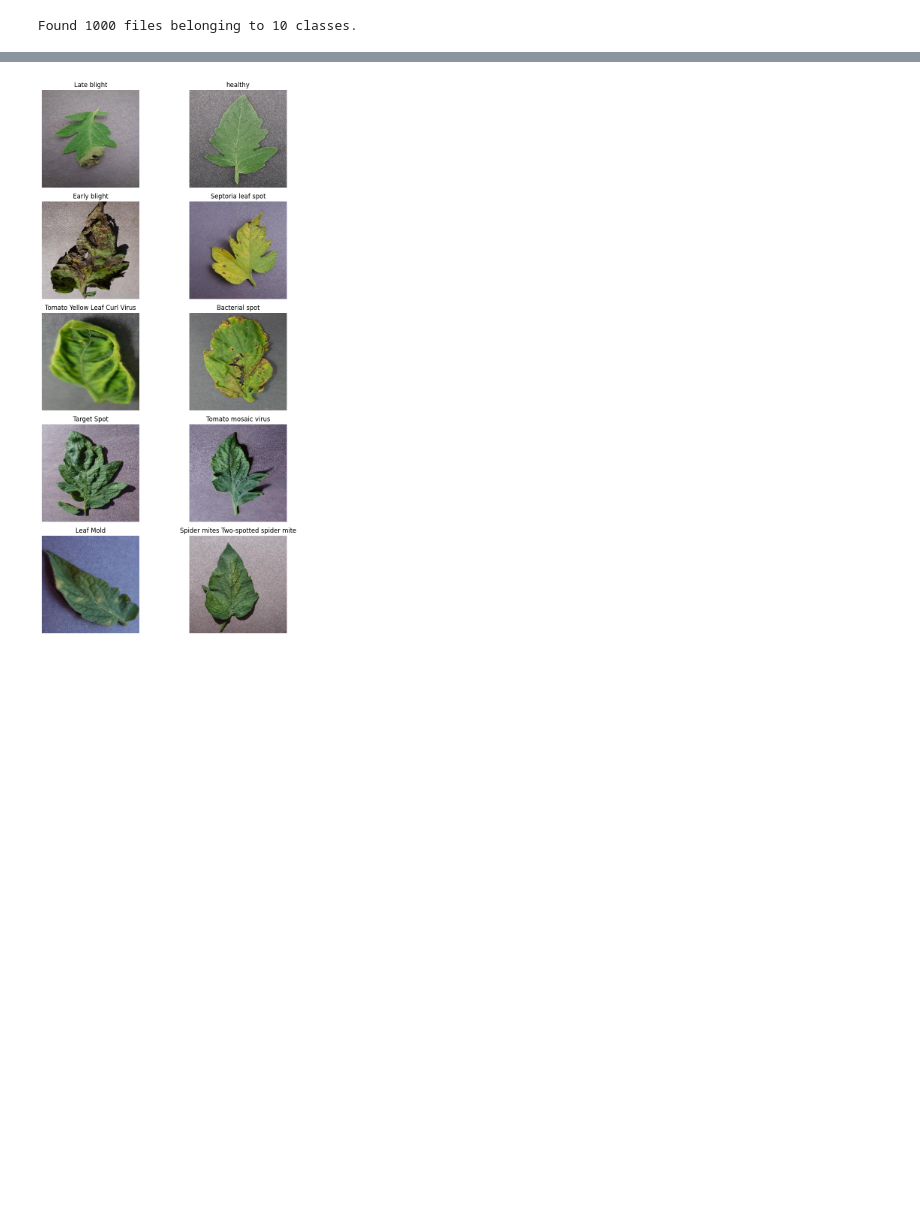
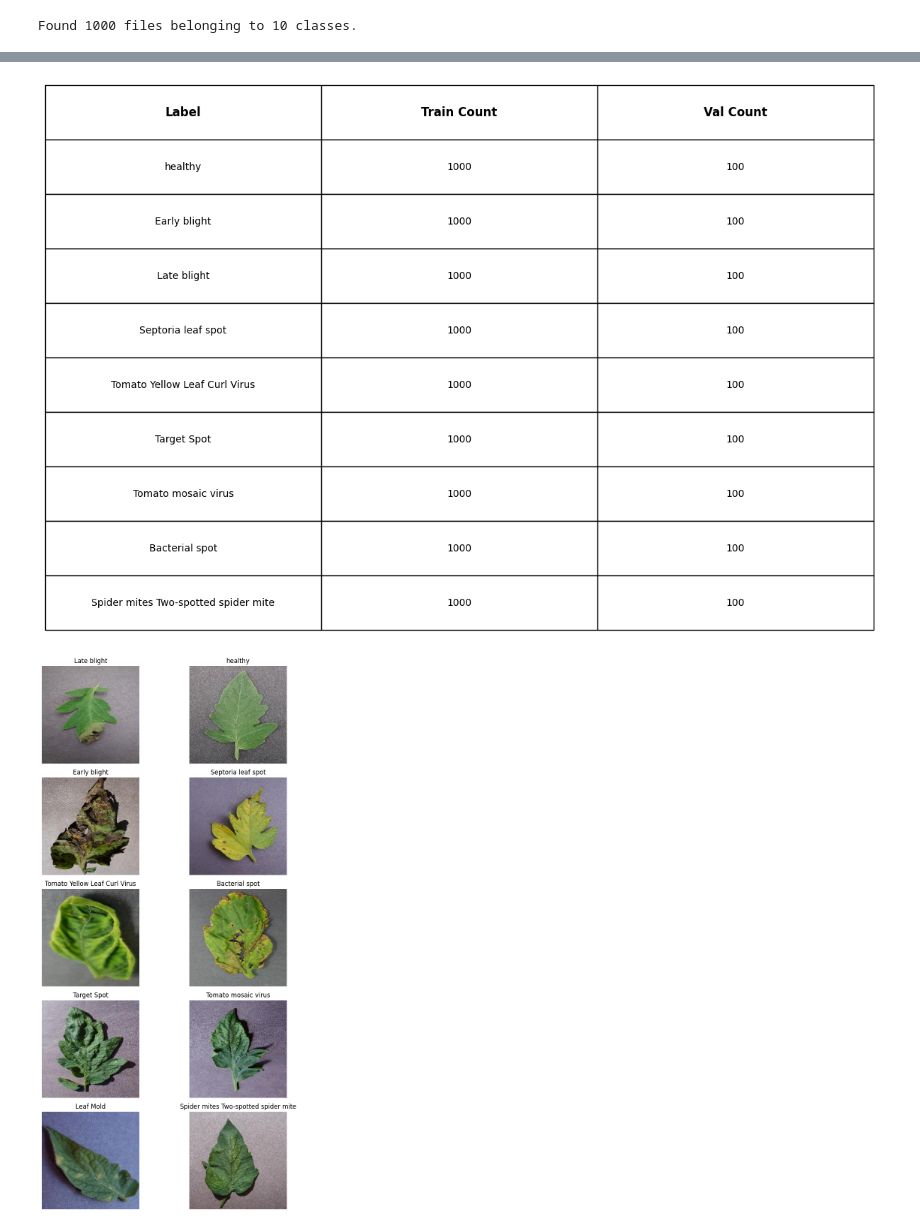
Before and after one commit to Yashmaini30/Tomato_Leaf-_Disease_Detection, a Jupyter notebook: Copy_of_Tomato_Leaf_detection.ipynb, the cells around one changed output, grey strips where cells are left out. Drawn from its saved outputs; the diff is of its cells as text; code cells hidden in the pictures; blank space fills up the shorter version.

```diff
--- a/Copy_of_Tomato_Leaf_detection.ipynb
+++ b/Copy_of_Tomato_Leaf_detection.ipynb
@@ -169,3 +184,54 @@ Label: Tomato___Late_blight, Count: 1000
+# %%
+import matplotlib.pyplot as plt
+import pandas as pd
+
+# Data from previous calculations
+train_counts = {'Tomato___healthy': 1000, 'Tomato___Early_blight': 1000, 'Tomato___Late_blight': 1000, 'Tomato___Septoria_leaf_spot': 1000, 'Tomato___Tomato_Yellow_Leaf_Curl_Virus': 1000, 'Tomato___Target_Spot': 1000, 'Tomato___Tomato_mosaic_virus': 1000, 'Tomato___Bacterial_spot': 1000, 'Tomato___Spider_mites Two-spotted_spider_mite': 1000}
+val_counts = {'Tomato___healthy': 100, 'Tomato___Early_blight': 100, 'Tomato___Late_blight': 100, 'Tomato___Septoria_leaf_spot': 100, 'Tomato___Tomato_Yellow_Leaf_Curl_Virus': 100, 'Tomato___Target_Spot': 100, 'Tomato___Tomato_mosaic_virus': 100, 'Tomato___Bacterial_spot': 100, 'Tomato___Spider_mites Two-spotted_spider_mite': 100}
+
+# Function to clean up labels
+def clean_label(label):
+    return label.replace('Tomato___', '').replace('_', ' ')
+
+# Clean labels
+cleaned_labels = [clean_label(label) for label in train_counts.keys()]
+
+# Create a DataFrame for the table
+df = pd.DataFrame({
+    'Label': cleaned_labels,
+    'Train Count': [train_counts[label] for label in train_counts],
+    'Val Count': [val_counts[label] for label in val_counts]
+})
+
+# Plot the table
+fig, ax = plt.subplots(figsize=(12, 8))
+ax.axis('off')
+
+# Create the table
+table = ax.table(cellText=df.values,
+                 colLabels=df.columns,
+                 cellLoc='center',
+                 loc='center',
+                 bbox=[0, 0, 1, 1])
+
+# Customize table appearance
+table.auto_set_font_size(False)
+table.set_fontsize(10)
+
+# Make headings bolder
+for (i, j), cell in table._cells.items():
+    if i == 0:  # This checks if the row is the header
+        cell.set_fontsize(12)
+        cell.set_text_props(weight='bold')
+
+table.scale(1.2, 1.2)
+
+# Save and show the plot
+plt.tight_layout()
+plt.savefig('/kaggle/working/label_counts_table.png', dpi=300)
+plt.show()
+# %% [output]
+[figure, added]
 # %%
 labels=[
 "Tomato___Late_blight",
```
Also changed, not shown: parts of 5 cells of this notebook.
